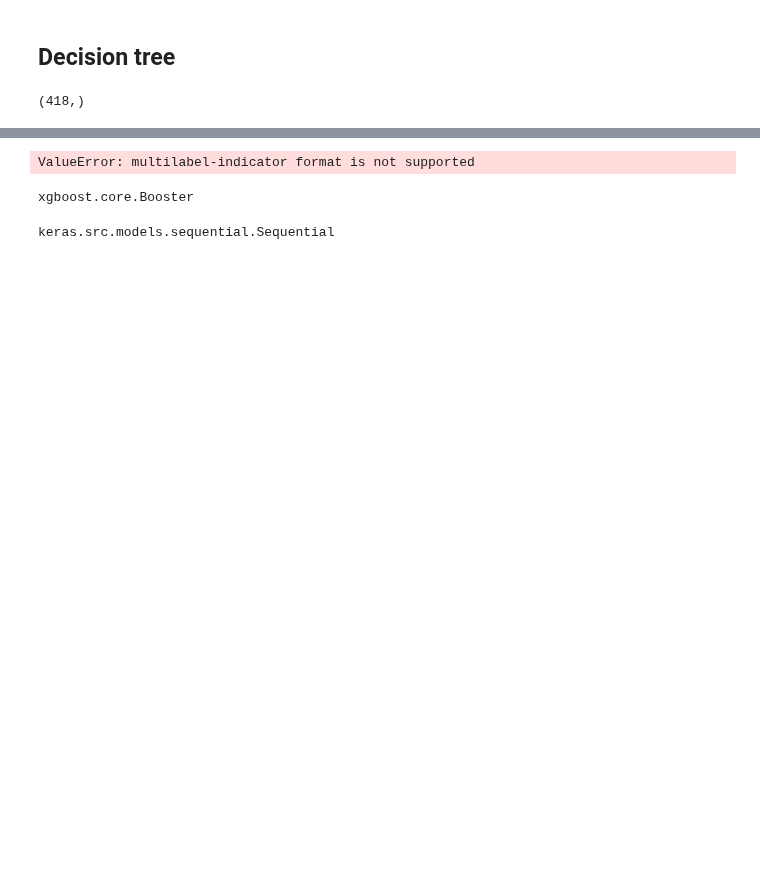
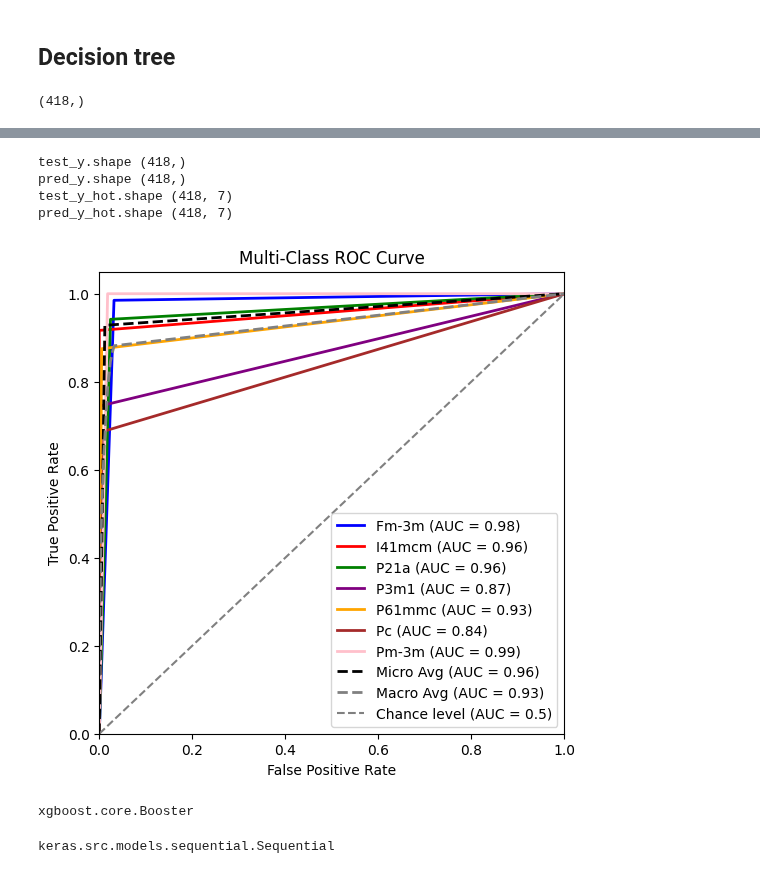
Before and after one commit to Stulejarz/DLP_autoXRD, a Jupyter notebook: model_evaluation.ipynb, the cells around one changed output, grey strips where cells are left out. Saved outputs shown, nothing was run; the diff lists cells and outputs as text; code cells hidden in the pictures; blank space fills up the shorter version.

```diff
--- a/model_evaluation.ipynb
+++ b/model_evaluation.ipynb
@@ -372,35 +377,3 @@ def plot_roc_OVR(model, test_x, test_y, X_test=None):
   plt.title('Multi-Class ROC Curve')
   plt.legend(loc='lower right')
   plt.show()
-# %%
-def plot_roc_OVR_Tree(model, X_test, test_y):
-  """
-  Determines and plots the ROC for the class vs rest classification.
-  """
-  dtest = xgb.DMatrix(X_test, label=y_test)
-
-  y_pred = model.predict(dtest)
-
-  fpr, tpr, _ = roc_curve(test_y, y_pred)
-  roc_auc = auc(fpr, tpr)
-
-   #### Plotting all together ####
-
-  plt.figure(figsize=(6, 6))
-
-  # Plot micro and macro average ROC curves
-  plt.plot(fpr,tpr, linestyle='--', color='black',
-           label=f'Micro Avg (AUC = {roc_auc:.2f})', lw=2)
-
-  # Plot diagonal line
-  plt.plot([0, 1], [0, 1], color='gray', linestyle='--',
-           label = "Chance level (AUC = 0.5)")
-
-  # Labels and title
-  plt.xlim([0.0, 1.0])
-  plt.ylim([0.0, 1.05])
-  plt.xlabel('False Positive Rate')
-  plt.ylabel('True Positive Rate')
-  plt.title('Multi-Class ROC Curve')
-  plt.legend(loc='lower right')
-  plt.show()
@@ -517,7 +613,11 @@ Accuracy: 0.9354066985645934
 # %%
-plot_roc_OVR_Tree(model_tree, X_test, test_y)
+plot_roc_OVR_Tree(model_tree, X_test, y_test)
 # %% [output]
-ValueError: multilabel-indicator format is not supported
+test_y.shape (418,)
+pred_y.shape (418,)
+test_y_hot.shape (418, 7)
+pred_y_hot.shape (418, 7)
+[figure, added]
 # %%
 # %% [output]
 xgboost.core.Booster
```
Also changed, not shown: parts of 14 cells of this notebook.
